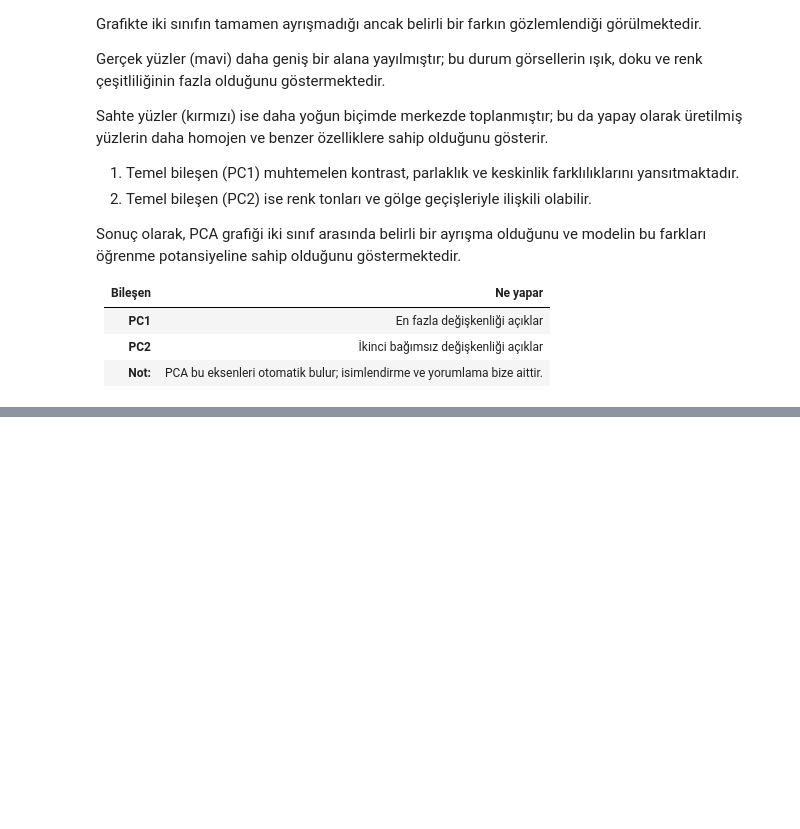
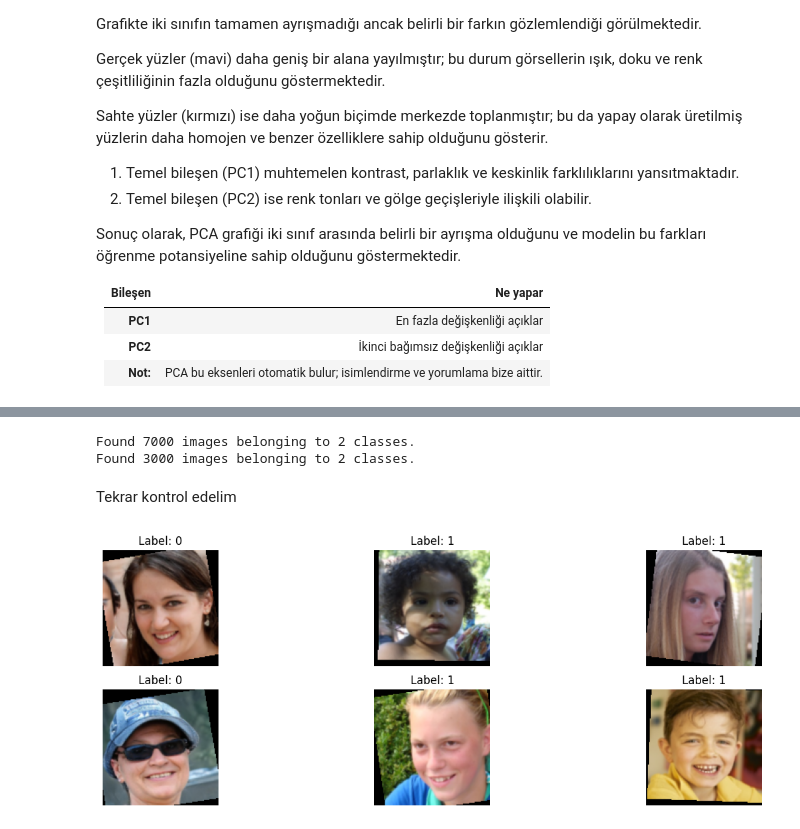
Before and after one commit to AyazAktas/AyazAktas, a Jupyter notebook: ai_ile_sahte_gorsel_tespiti.ipynb, the cells around one changed output, grey strips where cells are left out. Saved outputs shown, nothing was run; the diff lists cells and outputs as text; code cells hidden in the pictures; blank space fills up the shorter version.

```diff
--- a/ai_ile_sahte_gorsel_tespiti.ipynb
+++ b/ai_ile_sahte_gorsel_tespiti.ipynb
@@ -545,0 +676,46 @@ Sonuç olarak, PCA grafiği iki sınıf arasında belirli bir ayrışma olduğun
+# %%
+from tensorflow.keras.preprocessing.image import ImageDataGenerator
+
+img_size = (128, 128)
+batch_size = 32
+
+train_datagen = ImageDataGenerator(
+    rescale=1./255,
+    rotation_range=10,
+    width_shift_range=0.05,
+    height_shift_range=0.05,
+    zoom_range=0.05,
+    horizontal_flip=True,
+    fill_mode='constant',      # önemli: kenar tekrarı yok
+    cval=0.0                   # doldurulan alan siyah
+)
+
+val_datagen = ImageDataGenerator(rescale=1./255)
+
+train_generator = train_datagen.flow_from_directory(
+    train_dir, target_size=img_size, batch_size=batch_size,
+    class_mode='binary', interpolation='bilinear'  # önemli
+)
+val_generator = val_datagen.flow_from_directory(
+    val_dir, target_size=img_size, batch_size=batch_size,
+    class_mode='binary', interpolation='bilinear'
+)
+# %% [output]
+Found 7000 images belonging to 2 classes.
+Found 3000 images belonging to 2 classes.
+# %% [markdown]
+Tekrar kontrol edelim
+# %%
+sample_images, sample_labels = next(train_generator)
+
+import matplotlib.pyplot as plt
+
+plt.figure(figsize=(15, 5))
+for i in range(6):
+    plt.subplot(2, 3, i+1)
+    plt.imshow(sample_images[i])
+    plt.title(f"Label: {int(sample_labels[i])}")
+    plt.axis('off')
+plt.show()
+# %% [output]
+[figure, added]
```
Also changed, not shown: parts of 41 cells of this notebook.
